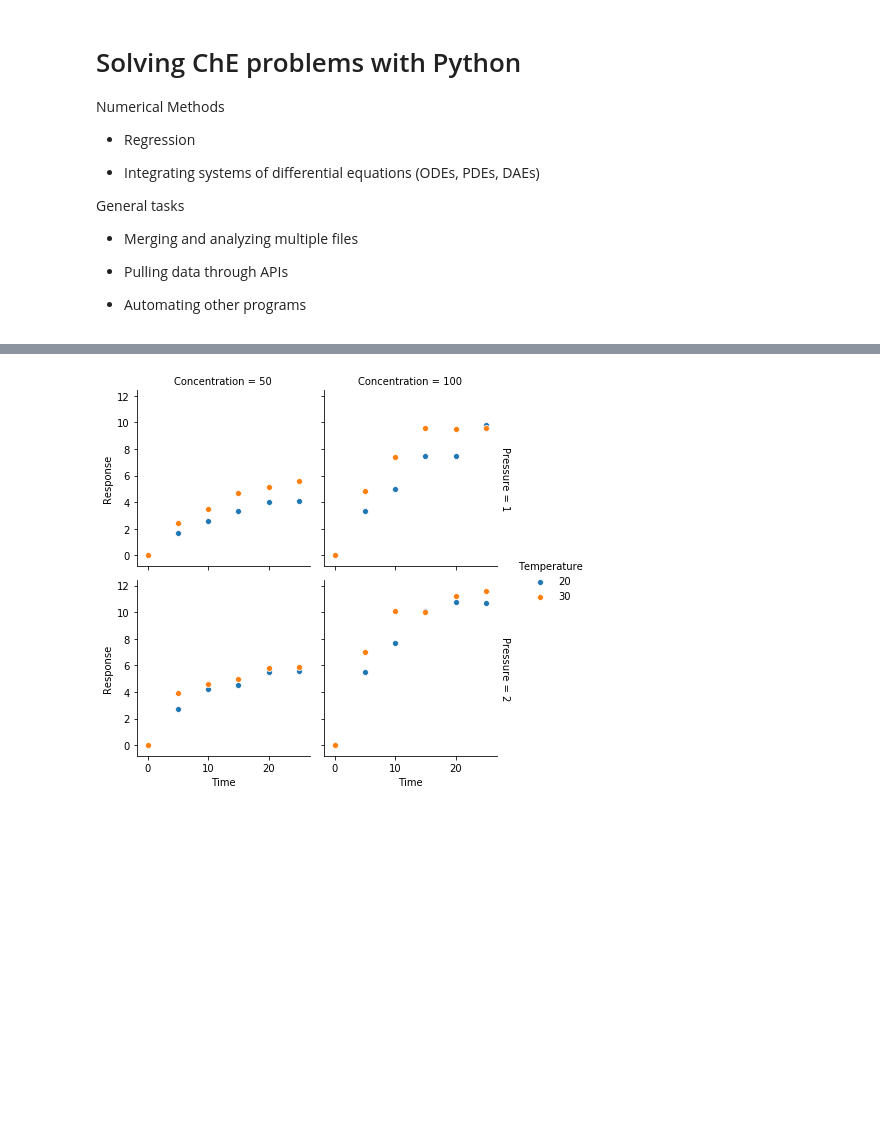
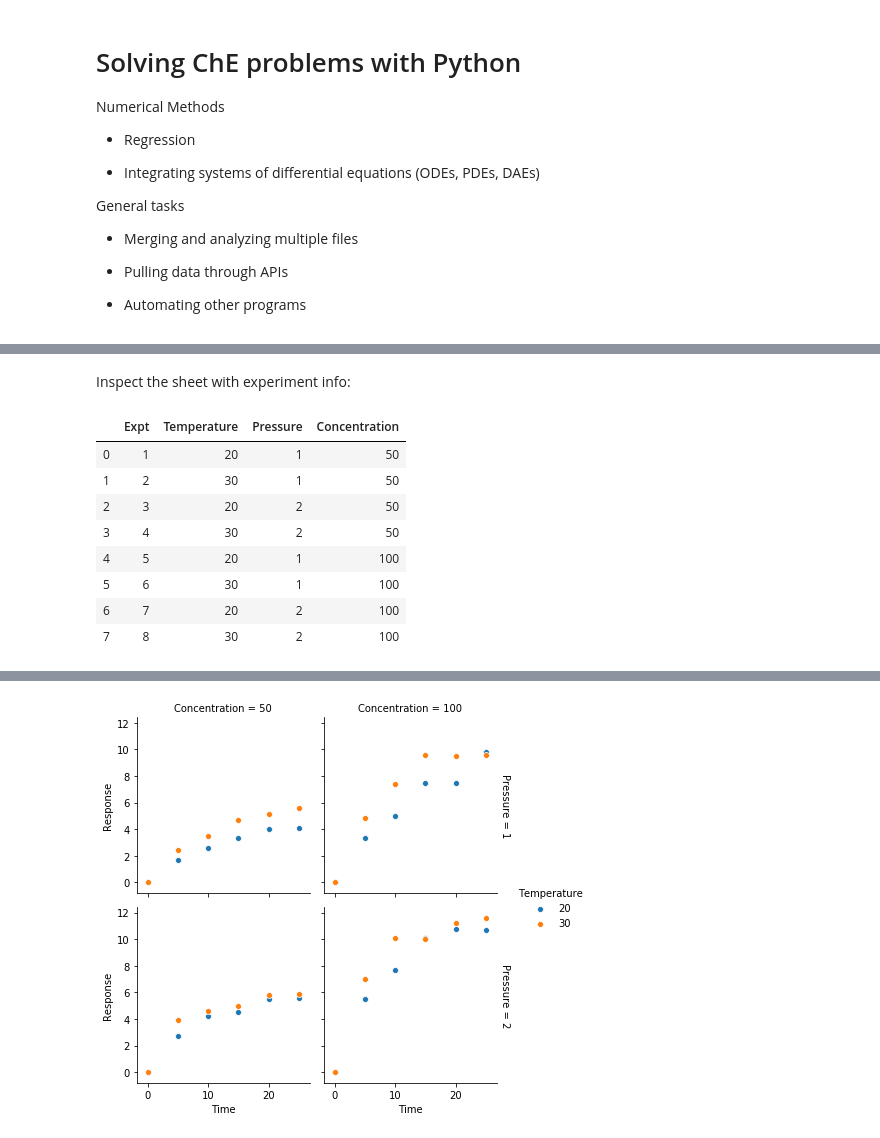
Before and after one commit to chepyle/Python4ChEs, a Jupyter notebook: Python4ChEs.ipynb, the cells around one changed output, grey strips where cells are left out. Cells and saved outputs as stored; diff of their text form; code cells hidden in the pictures; blank space fills up the shorter version.

```diff
--- a/Python4ChEs.ipynb
+++ b/Python4ChEs.ipynb
@@ -269,3 +334,17 @@ ls './ExampleData/'
 # %%
 import pandas as pd
 expt_info  = pd.read_excel('./ExampleData/condition info.xlsx')
+# %% [markdown]
+Inspect the sheet with experiment info:
+# %%
+expt_info
+# %% [output]
+|  | Expt | Temperature | Pressure | Concentration |
+| 0 | 1 | 20 | 1 | 50 |
+| 1 | 2 | 30 | 1 | 50 |
+| 2 | 3 | 20 | 2 | 50 |
+| 3 | 4 | 30 | 2 | 50 |
+| 4 | 5 | 20 | 1 | 100 |
+| 5 | 6 | 30 | 1 | 100 |
+| 6 | 7 | 20 | 2 | 100 |
+| 7 | 8 | 30 | 2 | 100 |
```
Also changed, not shown: parts of 51 cells of this notebook, 6 other files.
